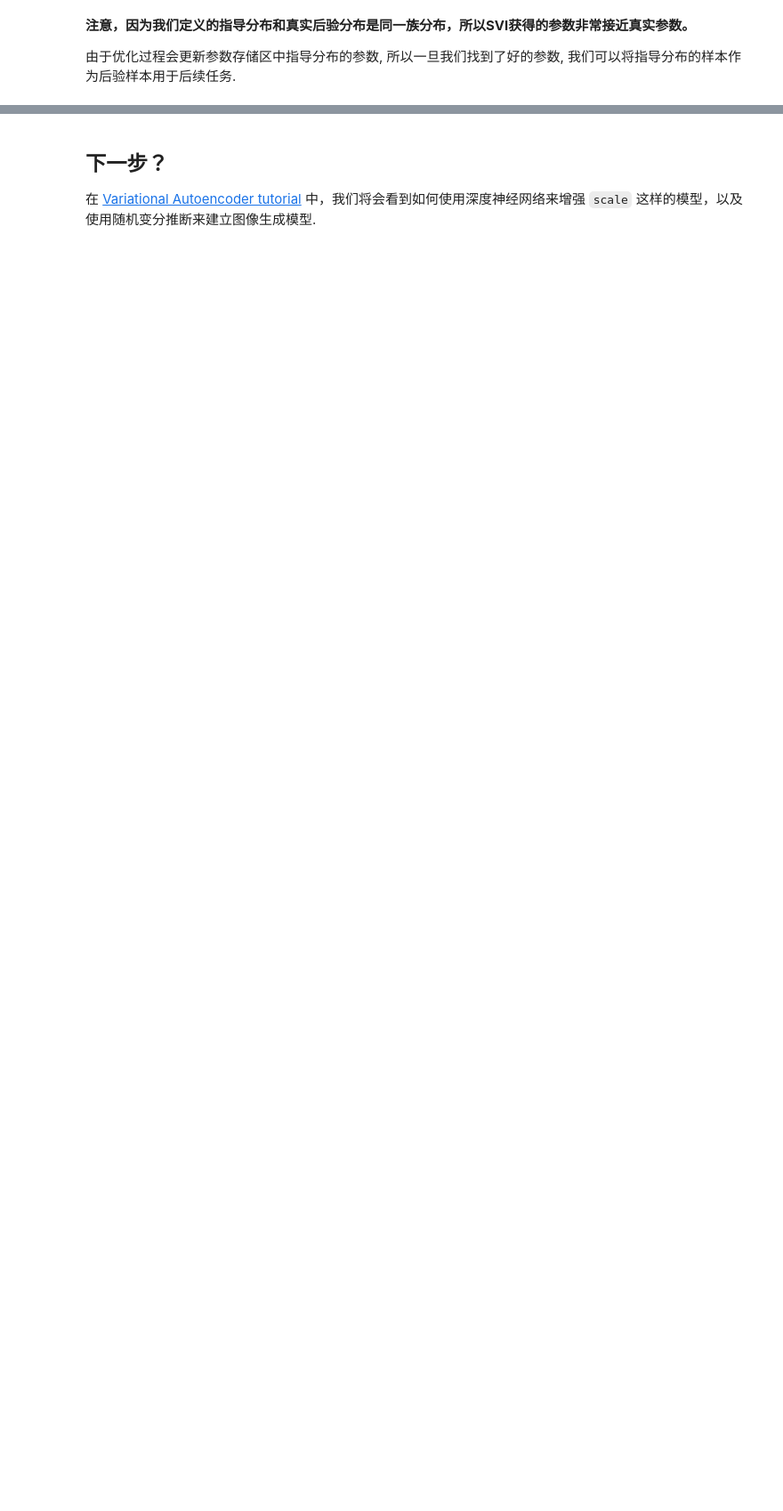
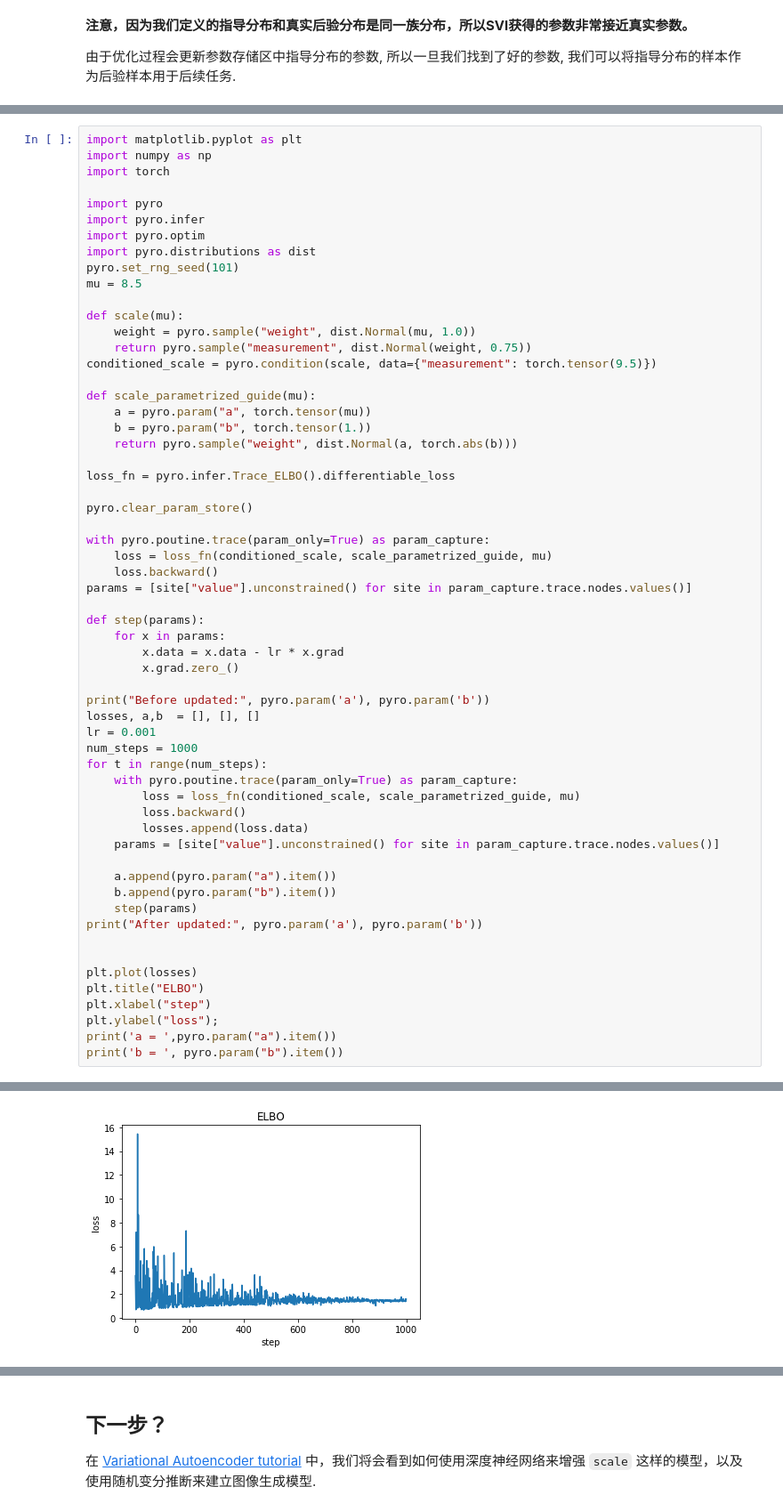
Before and after one commit to CausalAI/pyro_zh_tutorial, a Jupyter notebook: intro_part_ii.ipynb, the cells around one changed output, grey strips where cells are left out. Shown at 89% size. Cells and saved outputs as stored; diff of their text form; blank space fills up the shorter version.

```diff
--- a/intro_part_ii.ipynb
+++ b/intro_part_ii.ipynb
@@ -221,0 +224,60 @@ plt.tight_layout()
+# %%
+import matplotlib.pyplot as plt
+import numpy as np
+import torch
+
+import pyro
+import pyro.infer
+import pyro.optim
+import pyro.distributions as dist
+pyro.set_rng_seed(101)
+mu = 8.5
+
+def scale(mu):
+    weight = pyro.sample("weight", dist.Normal(mu, 1.0))
+    return pyro.sample("measurement", dist.Normal(weight, 0.75))
+conditioned_scale = pyro.condition(scale, data={"measurement": torch.tensor(9.5)})
+
+def scale_parametrized_guide(mu):
+    a = pyro.param("a", torch.tensor(mu))
+    b = pyro.param("b", torch.tensor(1.))
+    return pyro.sample("weight", dist.Normal(a, torch.abs(b)))
+
+loss_fn = pyro.infer.Trace_ELBO().differentiable_loss
+
+pyro.clear_param_store()
+
+with pyro.poutine.trace(param_only=True) as param_capture:
+    loss = loss_fn(conditioned_scale, scale_parametrized_guide, mu)
+    loss.backward()
+params = [site["value"].unconstrained() for site in param_capture.trace.nodes.values()]
+
+def step(params):
+    for x in params:
+        x.data = x.data - lr * x.grad
+        x.grad.zero_()
+
+print("Before updated:", pyro.param('a'), pyro.param('b'))
+losses, a,b  = [], [], []
+lr = 0.001
+num_steps = 1000
+for t in range(num_steps):
+    with pyro.poutine.trace(param_only=True) as param_capture:
+        loss = loss_fn(conditioned_scale, scale_parametrized_guide, mu)
+        loss.backward()
+        losses.append(loss.data)
+    params = [site["value"].unconstrained() for site in param_capture.trace.nodes.values()]
+
+    a.append(pyro.param("a").item())
+    b.append(pyro.param("b").item())
+    step(params)
+print("After updated:", pyro.param('a'), pyro.param('b'))
+
+
+plt.plot(losses)
+plt.title("ELBO")
+plt.xlabel("step")
+plt.ylabel("loss");
+print('a = ',pyro.param("a").item())
+print('b = ', pyro.param("b").item())
+# %% [output]
@@ -221,0 +288 @@ plt.tight_layout()
+[figure, added]
```
Also changed, not shown: parts of 3 cells of this notebook, 28 other files.
